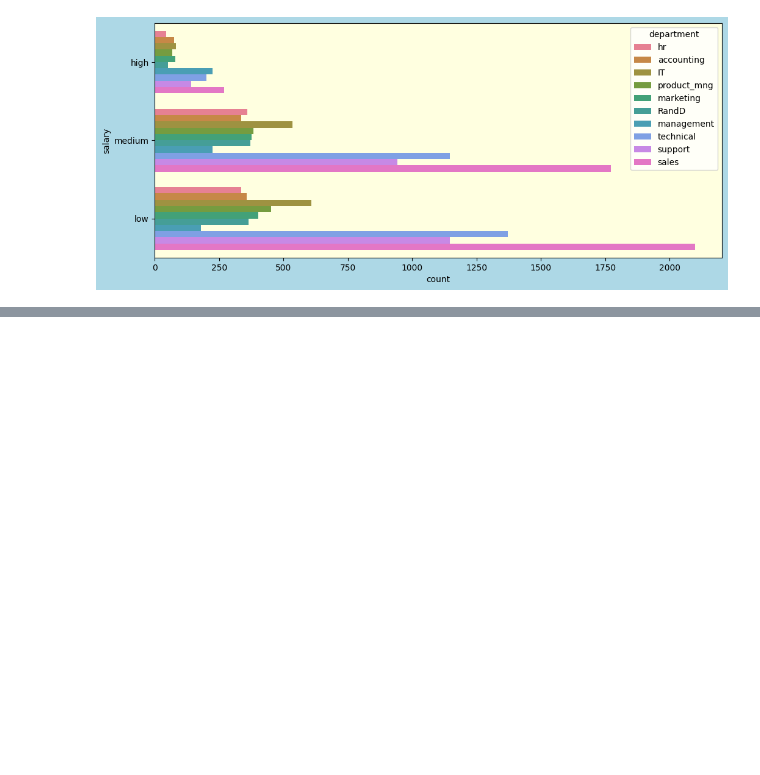
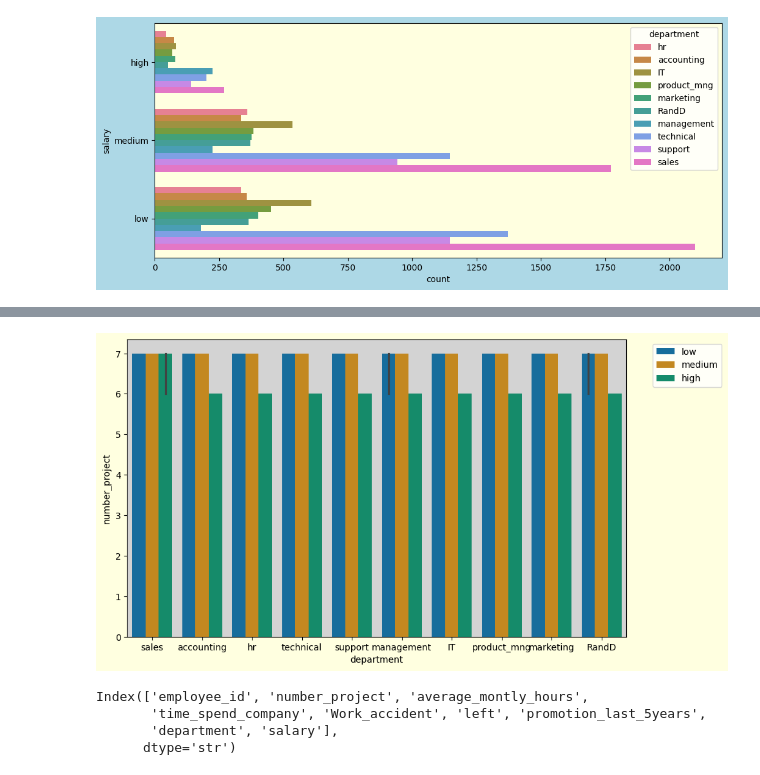
Before and after one commit to sangu0005/data_analysis_workspace, a Jupyter notebook: Seaborn.ipynb, the cells around one changed output, grey strips where cells are left out. Drawn from its saved outputs; the diff is of its cells as text; code cells hidden in the pictures; blank space fills up the shorter version.

```diff
--- a/Seaborn.ipynb
+++ b/Seaborn.ipynb
@@ -50,0 +68,16 @@ plt.gcf().set_facecolor('lightblue')
+# %%
+plt.figure(figsize=(10,6))
+sns.barplot(data=df, x='department',y='number_project',hue='salary',palette='colorblind',estimator=np.max)
+plt.gca().set_facecolor('lightgrey')
+plt.gcf().set_facecolor('lightyellow')
+plt.legend(bbox_to_anchor=(1.2,1))
+plt.show()
+# %% [output]
+[figure, added]
+# %%
+df.columns
+# %% [output]
+Index(['employee_id', 'number_project', 'average_montly_hours',
+       'time_spend_company', 'Work_accident', 'left', 'promotion_last_5years',
+       'department', 'salary'],
+      dtype='str')
```
Also changed, not shown: parts of 4 cells of this notebook, 1 other file.
